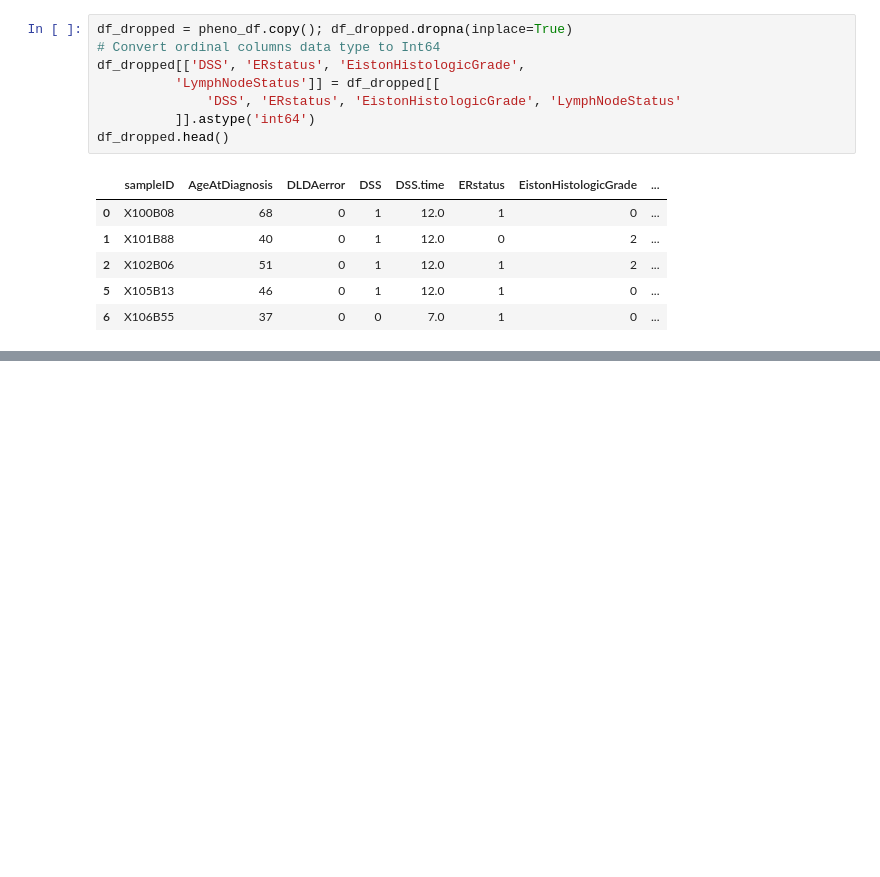
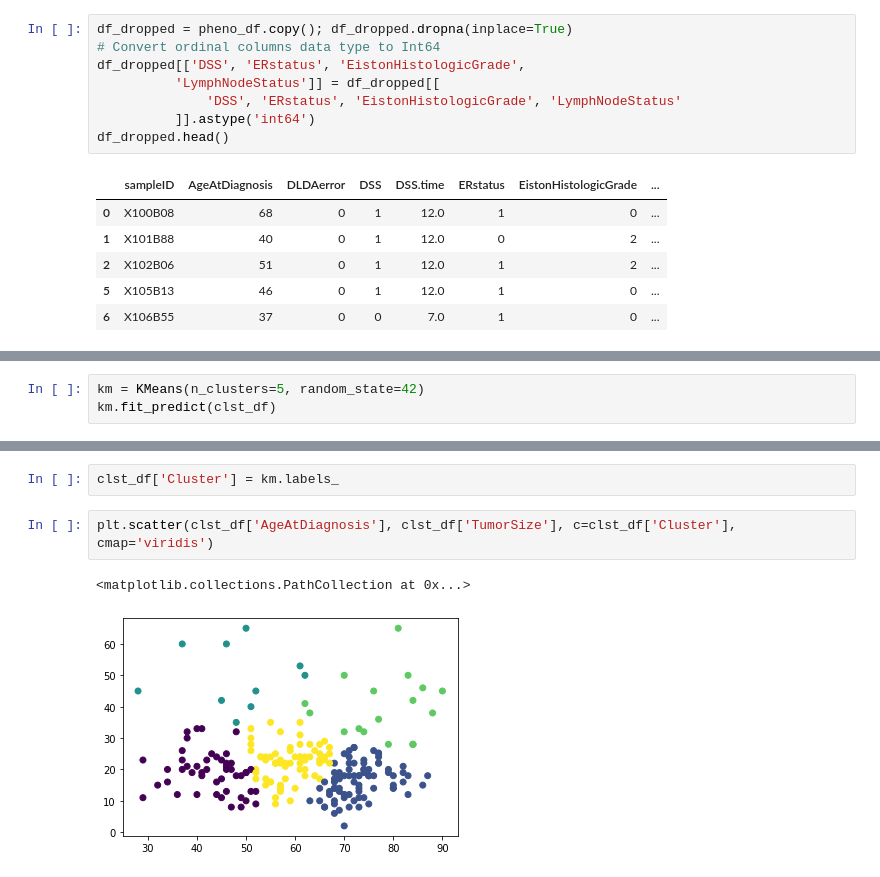
Before and after one commit to faizanhemotra/Breast-Cancer-Phenotype, a Jupyter notebook: analysis.ipynb, the cells around one changed output, grey strips where cells are left out. Cells and saved outputs as stored; diff of their text form; blank space fills up the shorter version.

```diff
--- a/analysis.ipynb
+++ b/analysis.ipynb
@@ -459,0 +480,3 @@ weighted avg       0.68      0.69      0.68        67
+# %%
+km = KMeans(n_clusters=5, random_state=42)
+km.fit_predict(clst_df)
@@ -459,0 +514,7 @@ weighted avg       0.68      0.69      0.68        67
+# %%
+clst_df['Cluster'] = km.labels_
+# %%
+plt.scatter(clst_df['AgeAtDiagnosis'], clst_df['TumorSize'], c=clst_df['Cluster'], cmap='viridis')
+# %% [output]
+<matplotlib.collections.PathCollection at 0x...>
+[figure, added]
```
Also changed, not shown: parts of 34 cells of this notebook.
